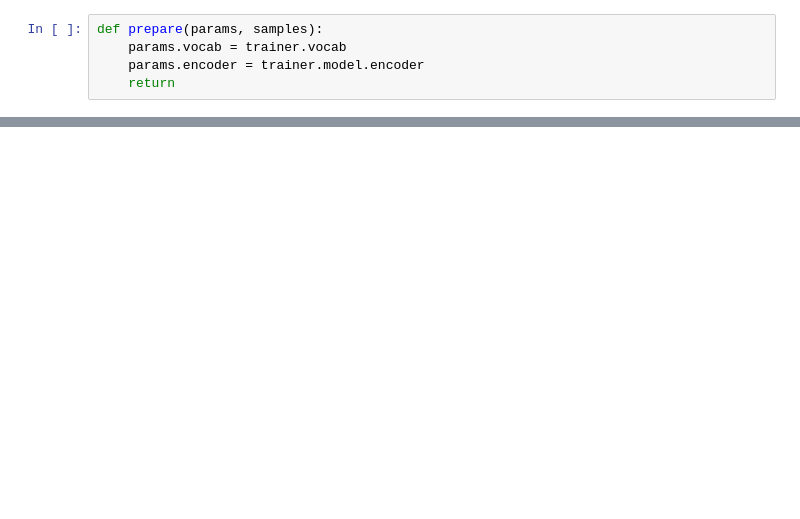
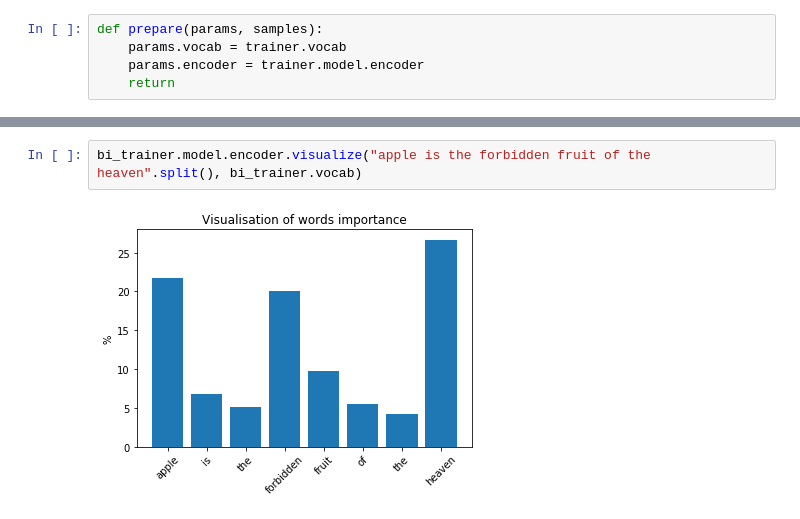
Before and after one commit to AmanDaVinci/Universal-Sentence-Representations, a Jupyter notebook: demo.ipynb, the cells around one changed output, grey strips where cells are left out. Drawn from its saved outputs; the diff is of its cells as text; blank space fills up the shorter version.

```diff
--- a/demo.ipynb
+++ b/demo.ipynb
@@ -222,0 +319,4 @@ print(results)
+# %%
+bi_trainer.model.encoder.visualize("apple is the forbidden fruit of the heaven".split(), bi_trainer.vocab)
+# %% [output]
+[figure, added]
```
Also changed, not shown: parts of 95 cells of this notebook, 1 other file.
